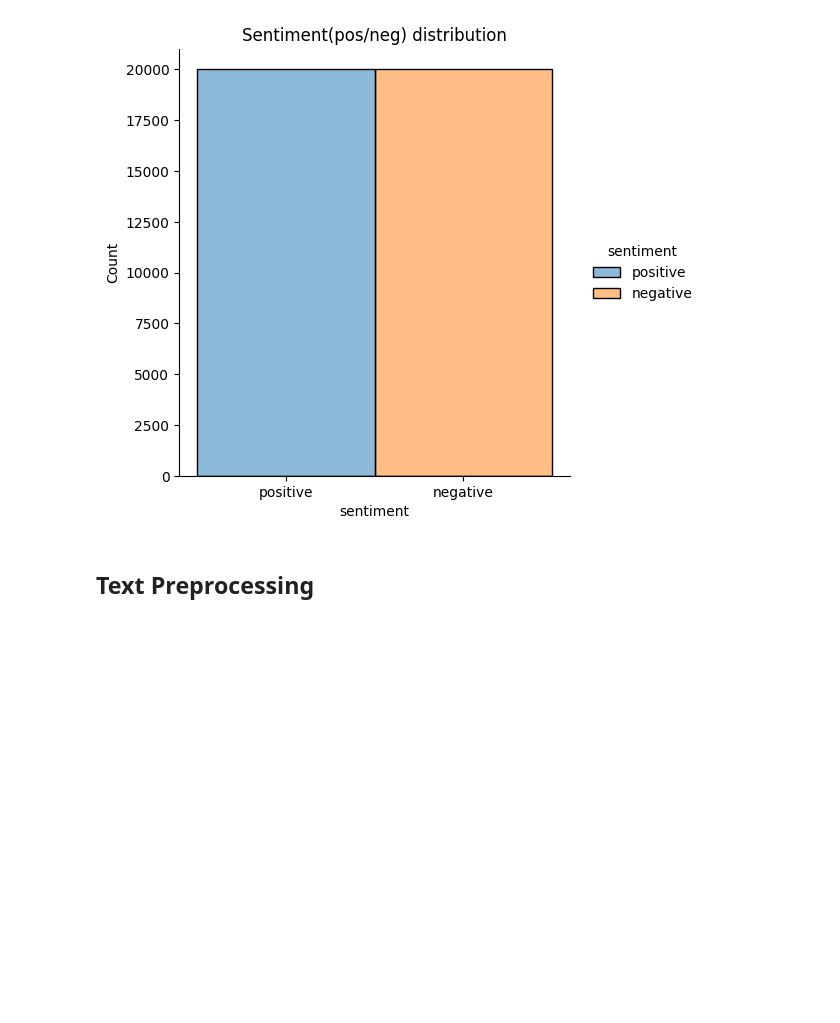
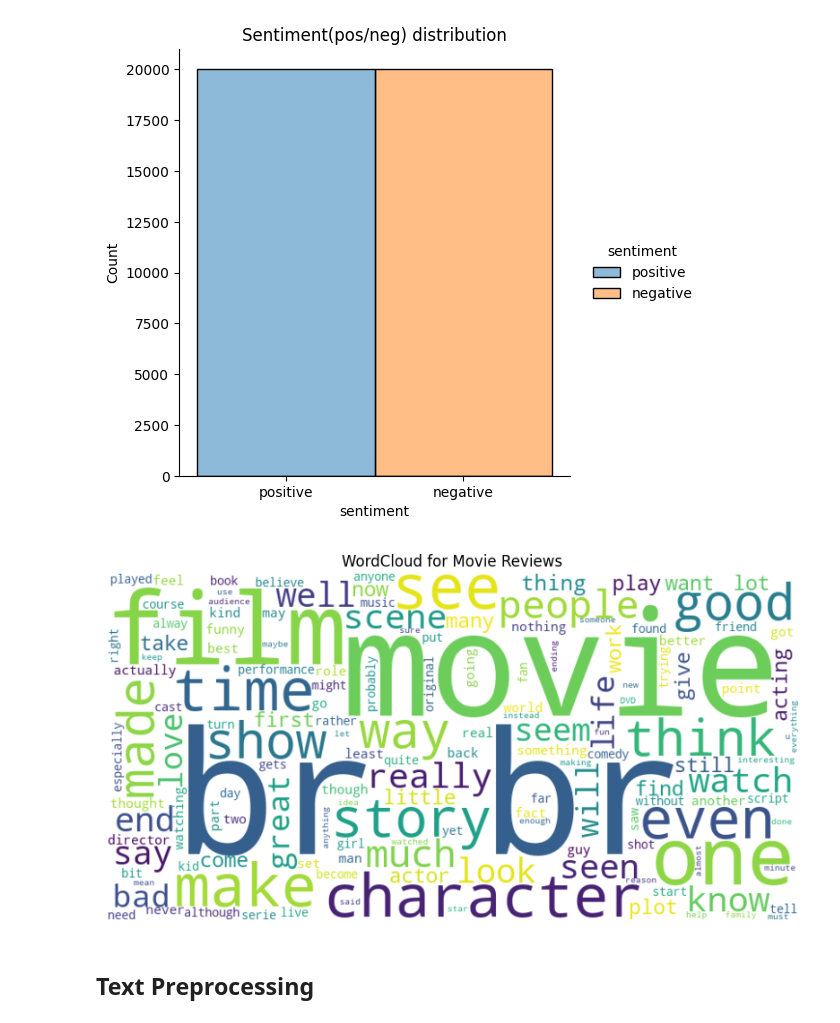
Before and after one commit to khazratoff/Sentiment-Analysis-NLP, a Jupyter notebook: notebooks/ds.ipynb, the cells around one changed output. Cells and saved outputs as stored; diff of their text form; code cells hidden in the pictures; blank space fills up the shorter version.

```diff
--- a/notebooks/ds.ipynb
+++ b/notebooks/ds.ipynb
@@ -91,6 +91,21 @@ plt.title("Sentiment(pos/neg) distribution")
 save_fig(fig_name='sent_dist.jpg')
 # %% [output]
 [figure]
+# %%
+from wordcloud import WordCloud
+
+text_data = sentiment['review'].str.cat(sep=' ')
+wordcloud = WordCloud(width=800, height=400, max_words=150, background_color='white').generate(text_data)
+
+# Plot the WordCloud
+plt.figure(figsize=(10, 6))
+plt.imshow(wordcloud, interpolation='bilinear')
+plt.axis('off')
+plt.title('WordCloud for Movie Reviews')
+save_fig(fig_name='wordcloud_before_preprocess.jpg')
+plt.show()
+# %% [output]
+[figure, added]
 # %% [markdown]
 ## Text Preprocessing
 # %% [markdown]
```
Also changed, not shown: parts of 4 cells of this notebook, 3 other files.
